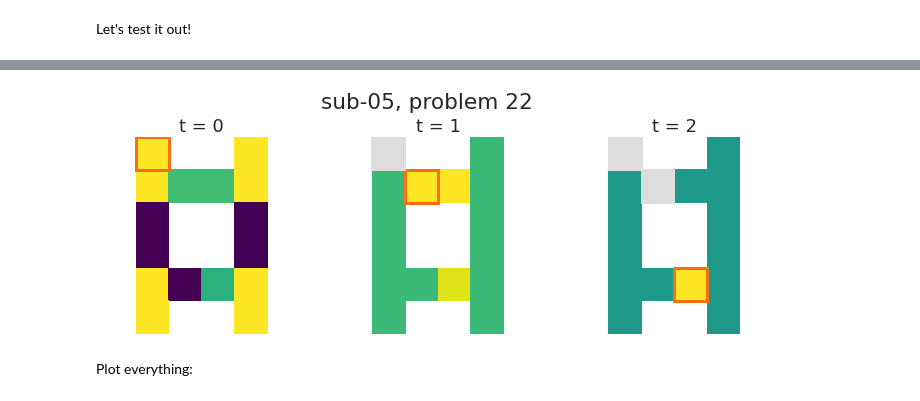
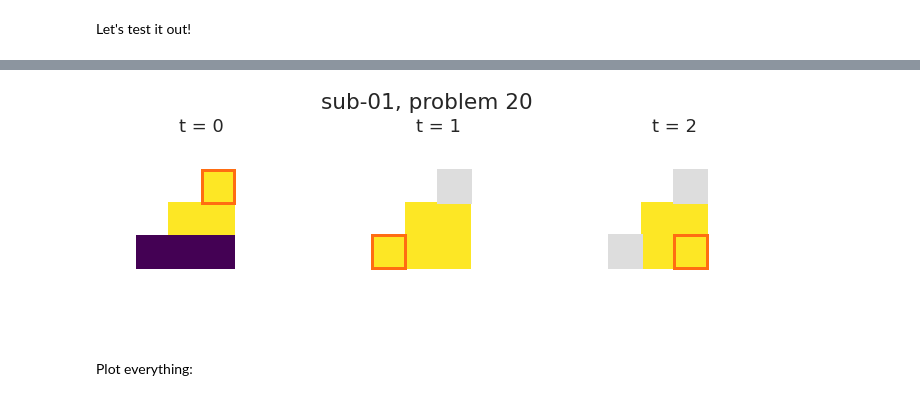
Before and after one commit to nataliavelez/teaching_fmri, a Jupyter notebook: 2_behavioral/3_model_comparison.ipynb, the cells around one changed output, grey strips where cells are left out. Saved outputs shown, nothing was run; the diff lists cells and outputs as text; code cells hidden in the pictures.

```diff
--- a/2_behavioral/3_model_comparison.ipynb
+++ b/2_behavioral/3_model_comparison.ipynb
@@ -20,0 +30,3 @@ excluded_subs = [3, 17] # to-do: do this reproducibly
+# %%
+problems = read_json('inputs/problems.json')
+print(problems[0])
@@ -96,0 +93,14 @@ strong_lik
+# %%
+model_lik = model_df.groupby(['subject', 'model'])['loglik'].agg('sum').reset_index()
+
+# Make pretty labels for plotting
+model_lik['model_label'] = model_lik.model.str.title()
+model_lik['model_label'] = model_lik.model_label.str.replace('_', ' ')
+model_lik['model_label'] = (model_lik.model_label
+                                     .astype('category')
+                                     .cat.reorder_categories(['Strong', 'Pedagogical', 'Spatial Bias']))
+
+ax = sns.swarmplot(data=model_lik, x='model_label',y='loglik')
+sns.boxplot(data=model_lik, x='model_label',y='loglik',
+            boxprops={'facecolor':'None'}, showfliers=False, ax=ax)
+ax.set(xlabel='Model', ylabel='Log likelihood')
@@ -135,20 +162,25 @@ def plot_predictions(group):
     past_examples = []
 
     for idx, row in df.iterrows():
+        if df.shape[0] > 1:
+            ax = axes[idx]
+        else:
+            ax = axes
+
         # load true hypotheses
         true_h = np.array(problems[row.problem]['A'])
 
         # plot probability of selecting each example
         pD = sampling_matrix(row)
-        sns.heatmap(pD, ax=axes[idx], cbar=False, square=True, cmap='viridis', mask=true_h==0)
-        axes[idx].set(xticks=[],yticks=[], title='t = %i' % idx)
+        sns.heatmap(pD, ax=ax, cbar=False, square=True, cmap='viridis', mask=true_h==0)
+        ax.set(xticks=[],yticks=[], title='t = %i' % idx)
 
         # highlight the example that the teacher actually chose
         ex = np.unravel_index(row['example'], (6,6))
-        axes[idx].add_patch(Rectangle(ex[::-1], 1, 1, fill=False, edgecolor='#ff6d12', lw=3))
+        ax.add_patch(Rectangle(ex[::-1], 1, 1, fill=False, edgecolor='#ff6d12', lw=3))
 
         for past_ex in past_examples:
-            axes[idx].add_patch(Rectangle(past_ex[::-1], 1, 1, color='#ddd', edgecolor='#ddd', lw=2))
+            ax.add_patch(Rectangle(past_ex[::-1], 1, 1, facecolor='#ddd', edgecolor='#ddd', lw=2))
         past_examples.append(ex)
 
     fig.suptitle('sub-%02d, problem %i' % (row['subject'], row['problem']), y=0.9)
@@ -166,7 +191,7 @@ group
 # %%
-group = pedagogical_df[(pedagogical_df['subject'] == 5) & (pedagogical_df['problem'] == 22)] # input arg
+group = pedagogical_df[(pedagogical_df['subject'] == 1) & (pedagogical_df['problem'] == 20)] # input arg
 fig = plot_predictions(group)
 # %% [output]
-[figure, old version]
+[figure, new version]
 # %% [markdown]
 Plot everything:
```
Also changed, not shown: parts of 22 cells of this notebook, 14 other files.
